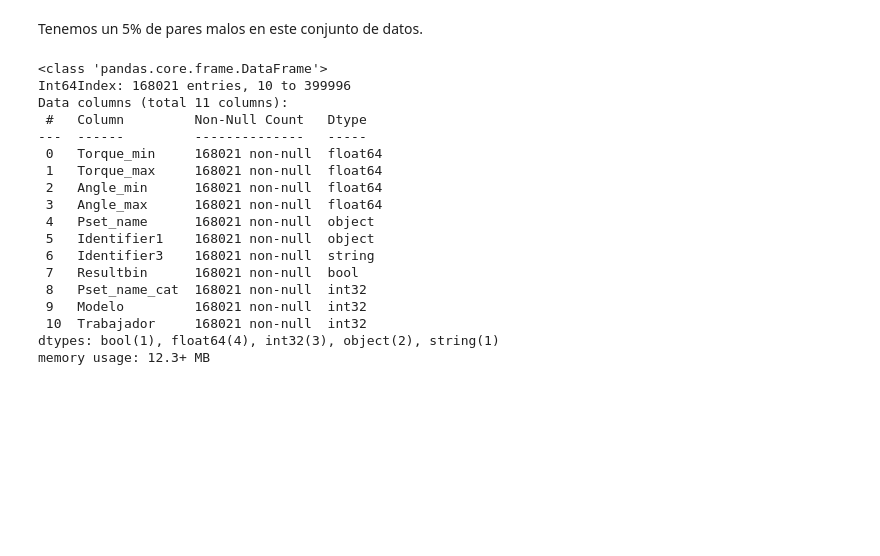
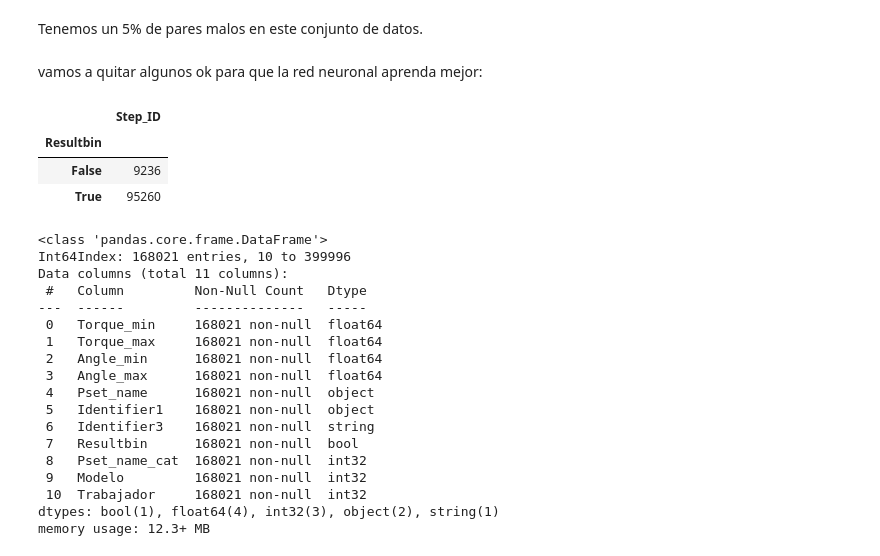
Before and after one commit to guillermodean/TTM_pamplona_NN, a Jupyter notebook: TTM-CNN.ipynb, the cells around one changed output. Saved outputs shown, nothing was run; the diff lists cells and outputs as text; code cells hidden in the pictures; blank space fills up the shorter version.

```diff
--- a/TTM-CNN.ipynb
+++ b/TTM-CNN.ipynb
@@ -224,6 +224,17 @@ NOKS/OKS
 0.05391998355654818
 # %% [markdown]
 Tenemos un 5% de pares malos en este conjunto de datos.
+# %% [markdown]
+vamos a quitar algunos ok para que la red neuronal aprenda mejor:
+# %%
+dfX = dfX.drop(dfX[dfX['Resultbin'] == True].sample(frac=.4, random_state=101).index)
+#Quito el 40 % de los resultados OK  de DFX
+dfX[['Resultbin','Step_ID']].groupby(by='Resultbin').count()
+# %% [output]
+|  | Step_ID |
+| Resultbin |  |
+| False | 9236 |
+| True | 95260 |
 # %%
 enc=LabelEncoder()
 dfX=df[['Torque_min','Torque_max','Angle_min','Angle_max','Pset_name',	'Identifier1','Identifier3','Resultbin']].dropna()
```
Also changed, not shown: parts of 17 cells of this notebook.
